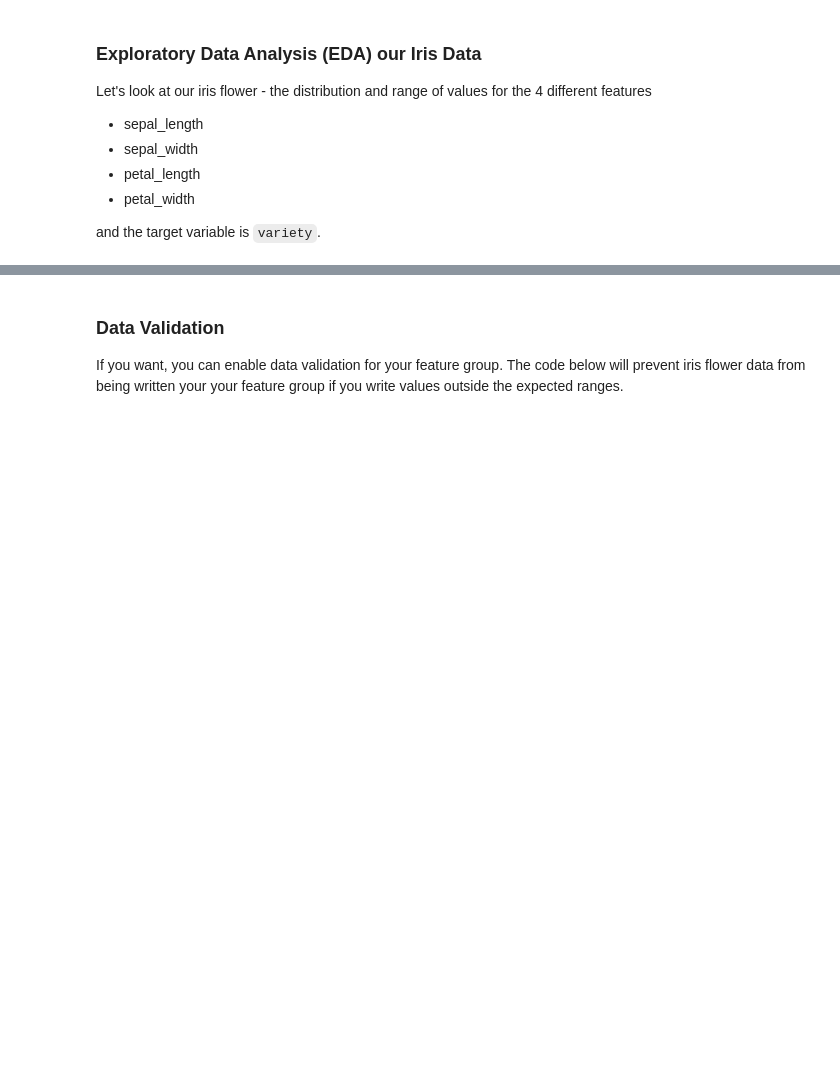
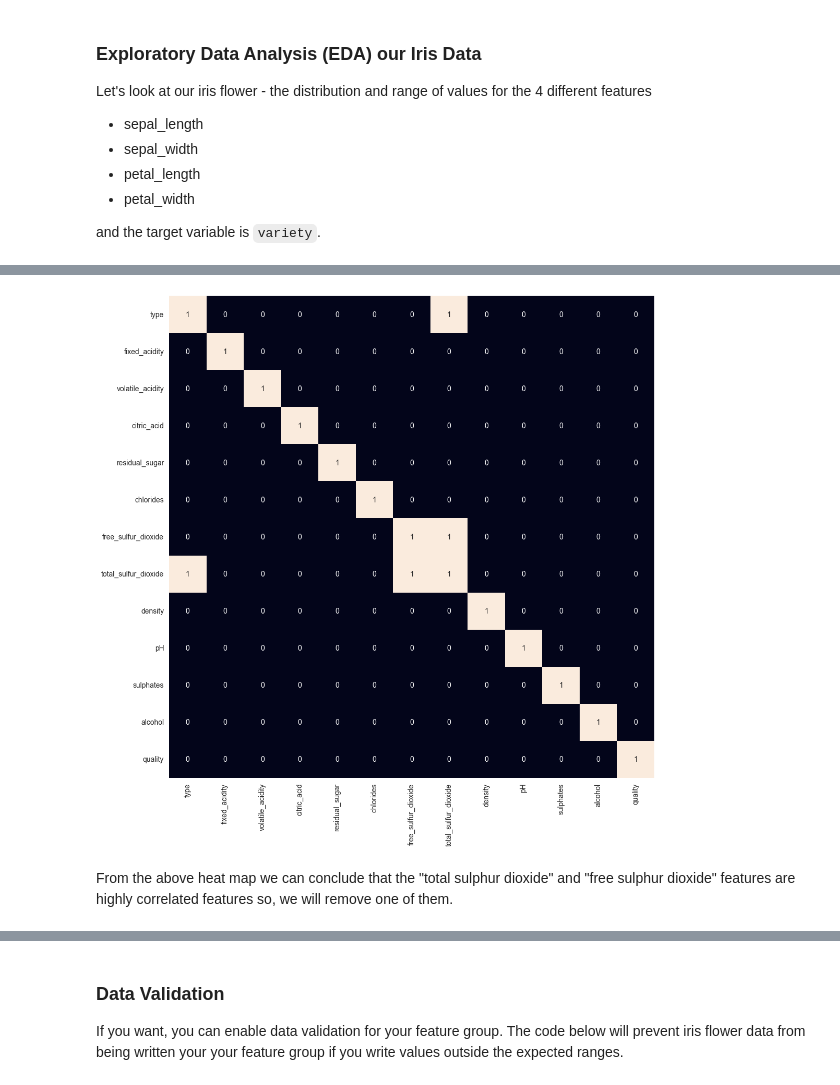
Before and after one commit to Epoxyra/id2223_lab1_wine, a Jupyter notebook: wine-eda-and-backfill-feature-group.ipynb, the cells around one changed output, grey strips where cells are left out. Saved outputs shown, nothing was run; the diff lists cells and outputs as text; code cells hidden in the pictures; blank space fills up the shorter version.

```diff
--- a/wine-eda-and-backfill-feature-group.ipynb
+++ b/wine-eda-and-backfill-feature-group.ipynb
@@ -127,0 +98,9 @@ When you write historical data, this process is called `backfilling`.
+# %%
+wine_df.replace({'white': 1, 'red': 0}, inplace=True)
+plt.figure(figsize=(12, 12))
+sns.heatmap(wine_df.corr() > 0.7, annot=True, cbar=False)
+plt.show()
+# %% [output]
+[figure, added]
+# %% [markdown]
+From the above heat map we can conclude that the "total sulphur dioxide" and "free sulphur dioxide" features are highly correlated features so, we will remove one of them.
```
Also changed, not shown: parts of 15 cells of this notebook.
